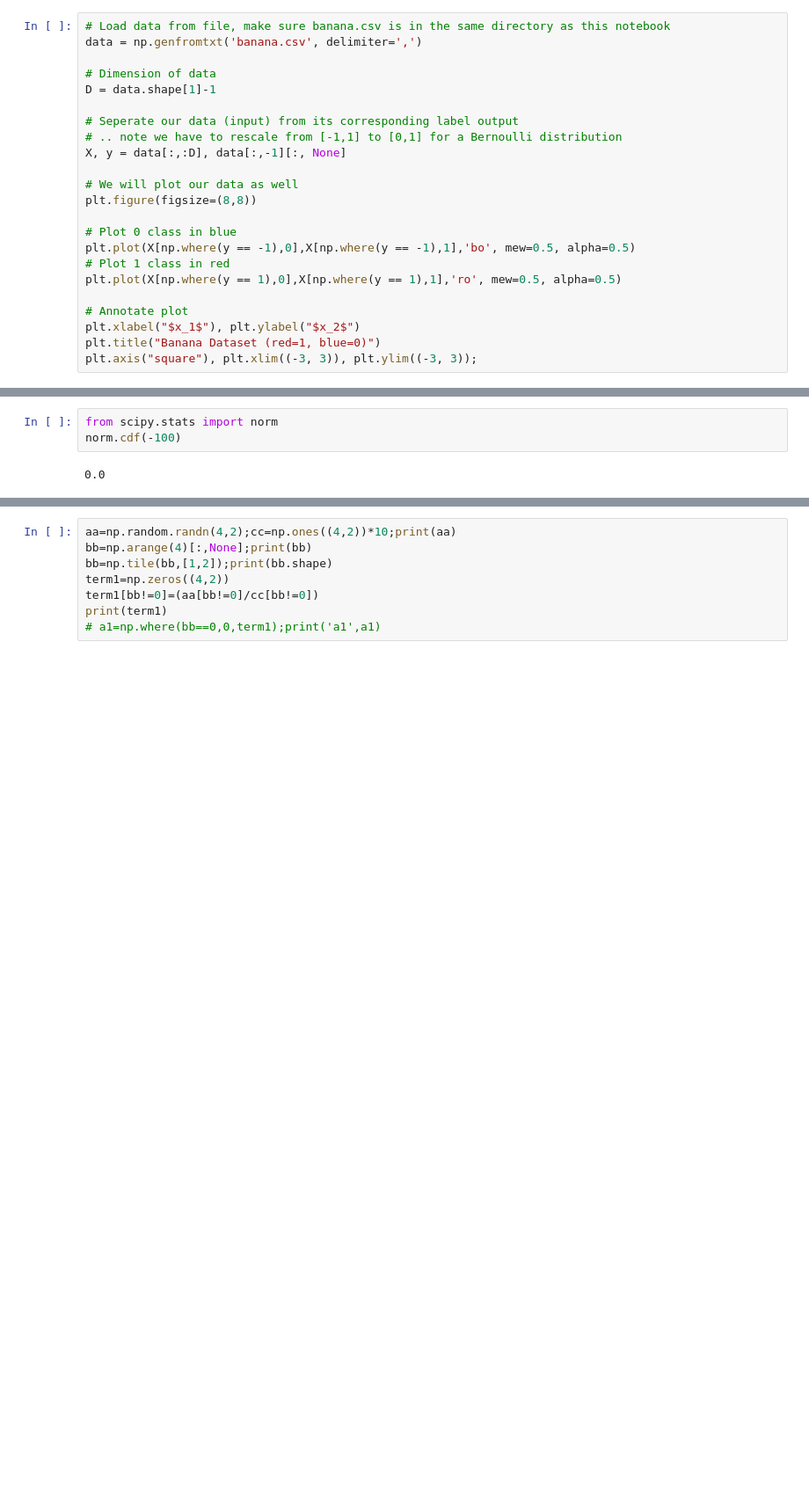
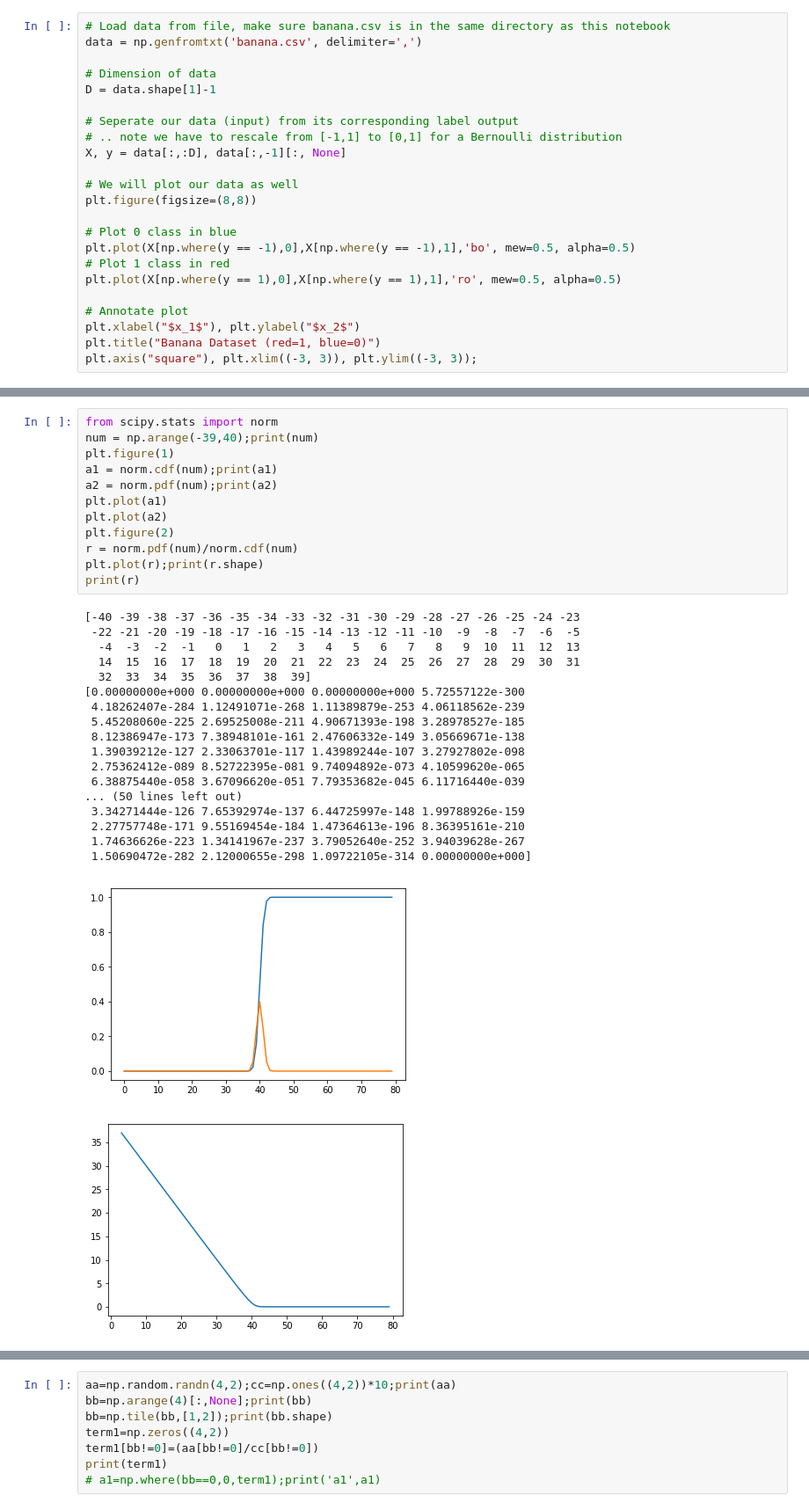
Before and after one commit to KaikaiZhao/Learning-theory-and-probability-graphical-model, a Jupyter notebook: binary-classification-gp.ipynb, the cells around one changed output, grey strips where cells are left out. Shown at 88% size. Drawn from its saved outputs; the diff is of its cells as text; blank space fills up the shorter version.

```diff
--- a/binary-classification-gp.ipynb
+++ b/binary-classification-gp.ipynb
@@ -422,6 +411,33 @@ np.random.seed(3);num_inducing=100
 ix = random.sample(range(num_train), num_inducing)
-# %%
-from scipy.stats import norm
-norm.cdf(-100)
-# %% [output]
-0.0
+# %%
+from scipy.stats import norm
+num = np.arange(-39,40);print(num)
+plt.figure(1)
+a1 = norm.cdf(num);print(a1)
+a2 = norm.pdf(num);print(a2)
+plt.plot(a1)
+plt.plot(a2)
+plt.figure(2)
+r = norm.pdf(num)/norm.cdf(num)
+plt.plot(r);print(r.shape)
+print(r)
+# %% [output]
+[-40 -39 -38 -37 -36 -35 -34 -33 -32 -31 -30 -29 -28 -27 -26 -25 -24 -23
+ -22 -21 -20 -19 -18 -17 -16 -15 -14 -13 -12 -11 -10  -9  -8  -7  -6  -5
+  -4  -3  -2  -1   0   1   2   3   4   5   6   7   8   9  10  11  12  13
+  14  15  16  17  18  19  20  21  22  23  24  25  26  27  28  29  30  31
+  32  33  34  35  36  37  38  39]
+[0.00000000e+000 0.00000000e+000 0.00000000e+000 5.72557122e-300
+ 4.18262407e-284 1.12491071e-268 1.11389879e-253 4.06118562e-239
+ 5.45208060e-225 2.69525008e-211 4.90671393e-198 3.28978527e-185
+ 8.12386947e-173 7.38948101e-161 2.47606332e-149 3.05669671e-138
+ 1.39039212e-127 2.33063701e-117 1.43989244e-107 3.27927802e-098
+ 2.75362412e-089 8.52722395e-081 9.74094892e-073 4.10599620e-065
+ 6.38875440e-058 3.67096620e-051 7.79353682e-045 6.11716440e-039
+... (50 lines left out)
+ 3.34271444e-126 7.65392974e-137 6.44725997e-148 1.99788926e-159
+ 2.27757748e-171 9.55169454e-184 1.47364613e-196 8.36395161e-210
+ 1.74636626e-223 1.34141967e-237 3.79052640e-252 3.94039628e-267
+ 1.50690472e-282 2.12000655e-298 1.09722105e-314 0.00000000e+000]
+[figure, added]
+[figure, added]
```
Also changed, not shown: parts of 12 cells of this notebook.
